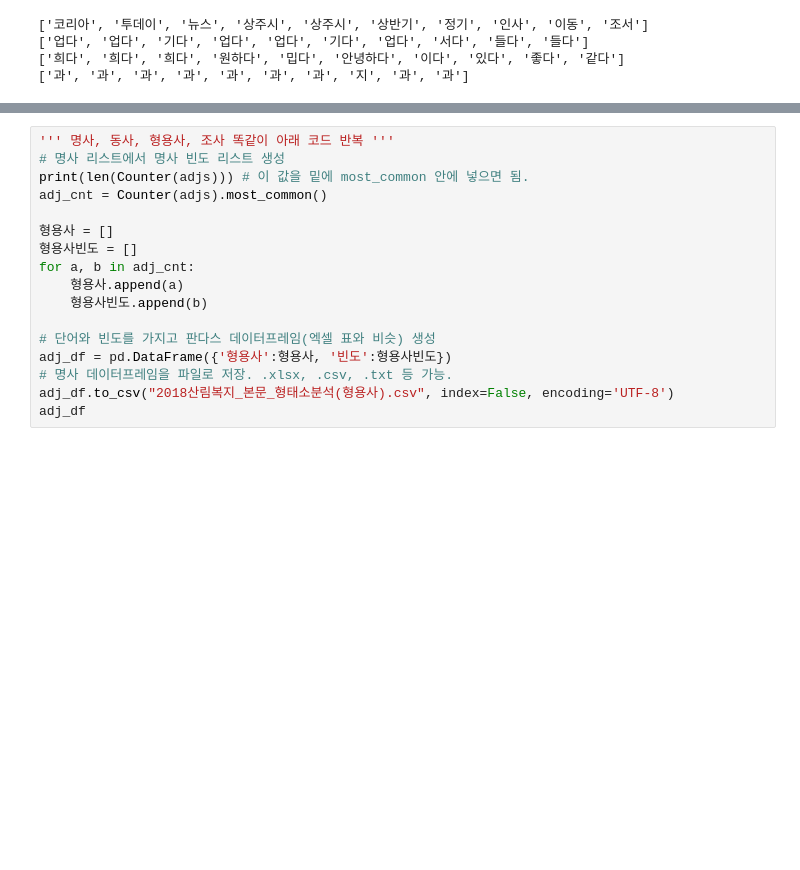
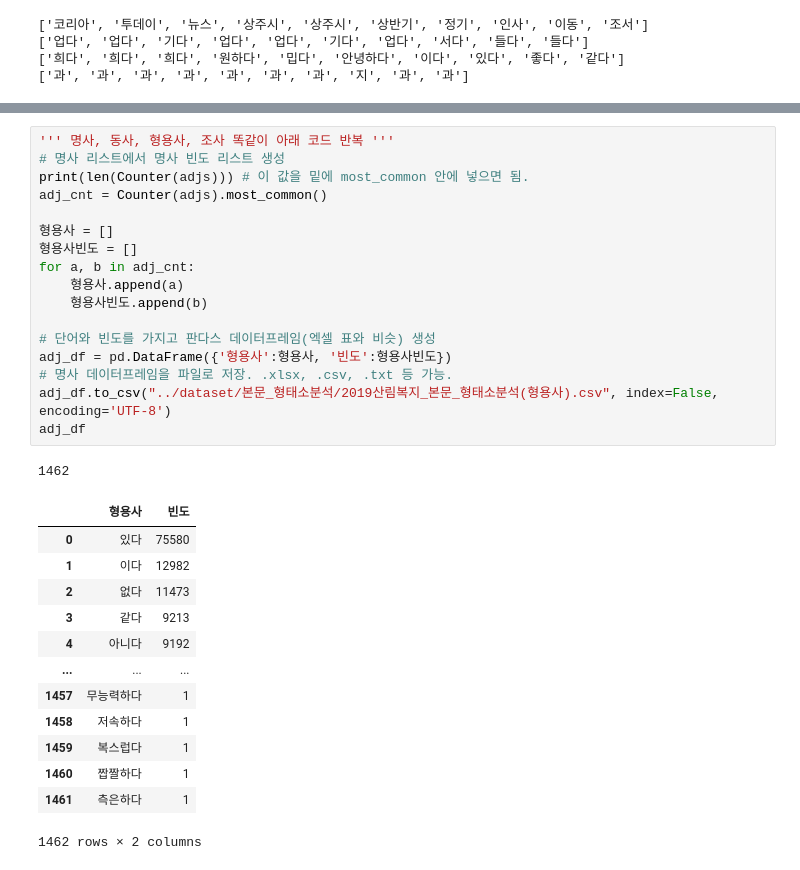
Before and after one commit to DDalaDDula/NIFoS, a Jupyter notebook: 치유(복지)/한글_텍스트_형태소분석/한글텍스트_형태소분석_2019(KoNLPy).ipynb, the cells around one changed output, grey strips where cells are left out. Cells and saved outputs as stored; diff of their text form; blank space fills up the shorter version.

```diff
--- a/치유(복지)/한글_텍스트_형태소분석/한글텍스트_형태소분석_2019(KoNLPy).ipynb
+++ b/치유(복지)/한글_텍스트_형태소분석/한글텍스트_형태소분석_2019(KoNLPy).ipynb
@@ -105,20 +135,35 @@ verb_df
 # %%
 ''' 명사, 동사, 형용사, 조사 똑같이 아래 코드 반복 '''
 # 명사 리스트에서 명사 빈도 리스트 생성
 print(len(Counter(adjs))) # 이 값을 밑에 most_common 안에 넣으면 됨.
 adj_cnt = Counter(adjs).most_common()
 
 형용사 = []
 형용사빈도 = []
 for a, b in adj_cnt:
     형용사.append(a)
     형용사빈도.append(b)
 
 # 단어와 빈도를 가지고 판다스 데이터프레임(엑셀 표와 비슷) 생성
 adj_df = pd.DataFrame({'형용사':형용사, '빈도':형용사빈도})
 # 명사 데이터프레임을 파일로 저장. .xlsx, .csv, .txt 등 가능.
-adj_df.to_csv("2018산림복지_본문_형태소분석(형용사).csv", index=False, encoding='UTF-8')
+adj_df.to_csv("../dataset/본문_형태소분석/2019산림복지_본문_형태소분석(형용사).csv", index=False, encoding='UTF-8')
 adj_df
+# %% [output]
+1462
+|  | 형용사 | 빈도 |
+| 0 | 있다 | 75580 |
+| 1 | 이다 | 12982 |
+| 2 | 없다 | 11473 |
+| 3 | 같다 | 9213 |
+| 4 | 아니다 | 9192 |
+| ... | ... | ... |
+| 1457 | 무능력하다 | 1 |
+| 1458 | 저속하다 | 1 |
+| 1459 | 복스럽다 | 1 |
+| 1460 | 짭짤하다 | 1 |
+| 1461 | 측은하다 | 1 |
+1462 rows × 2 columns
 # %%
 ''' 명사, 동사, 형용사, 조사 똑같이 아래 코드 반복 '''
 # 명사 리스트에서 명사 빈도 리스트 생성
```
Also changed, not shown: parts of 9 cells of this notebook, 7 other files.
